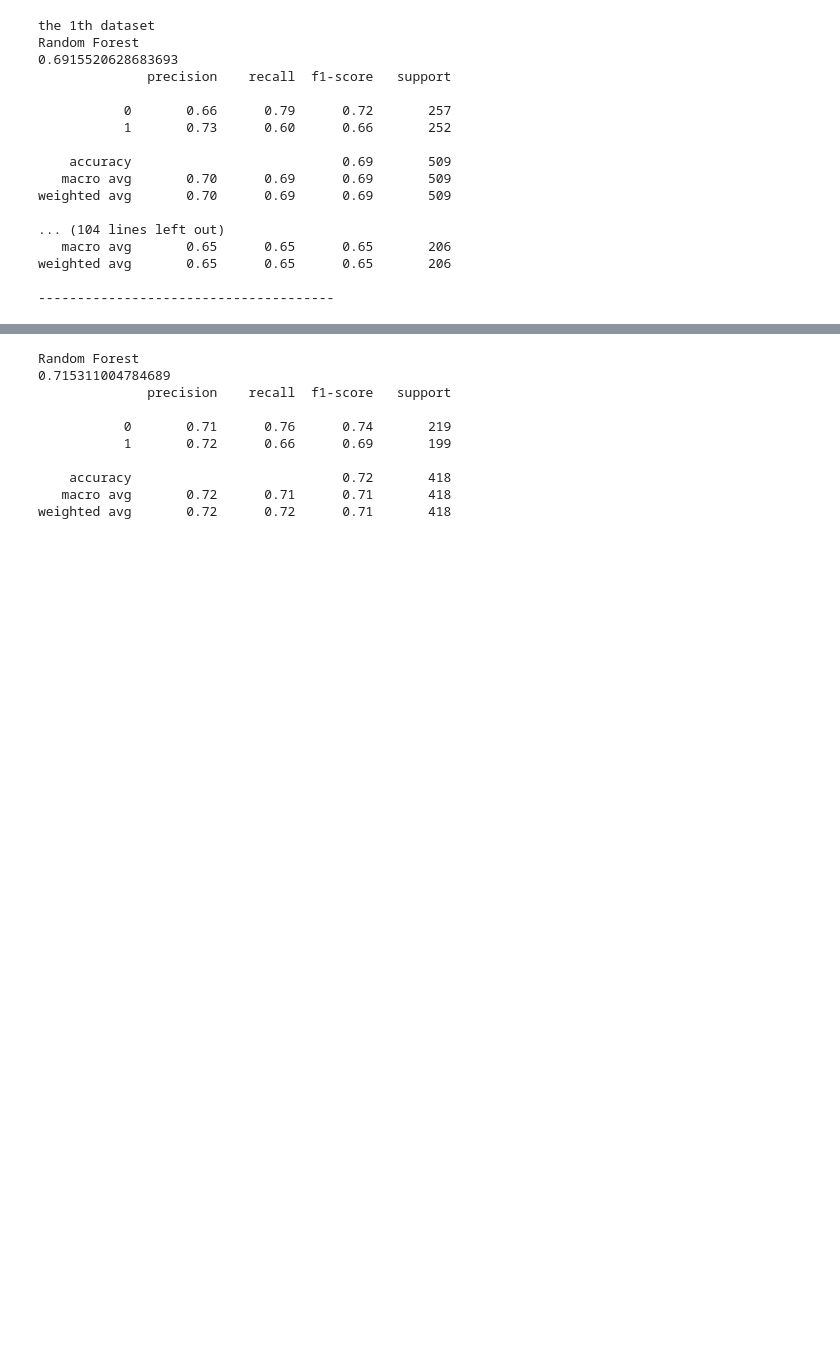
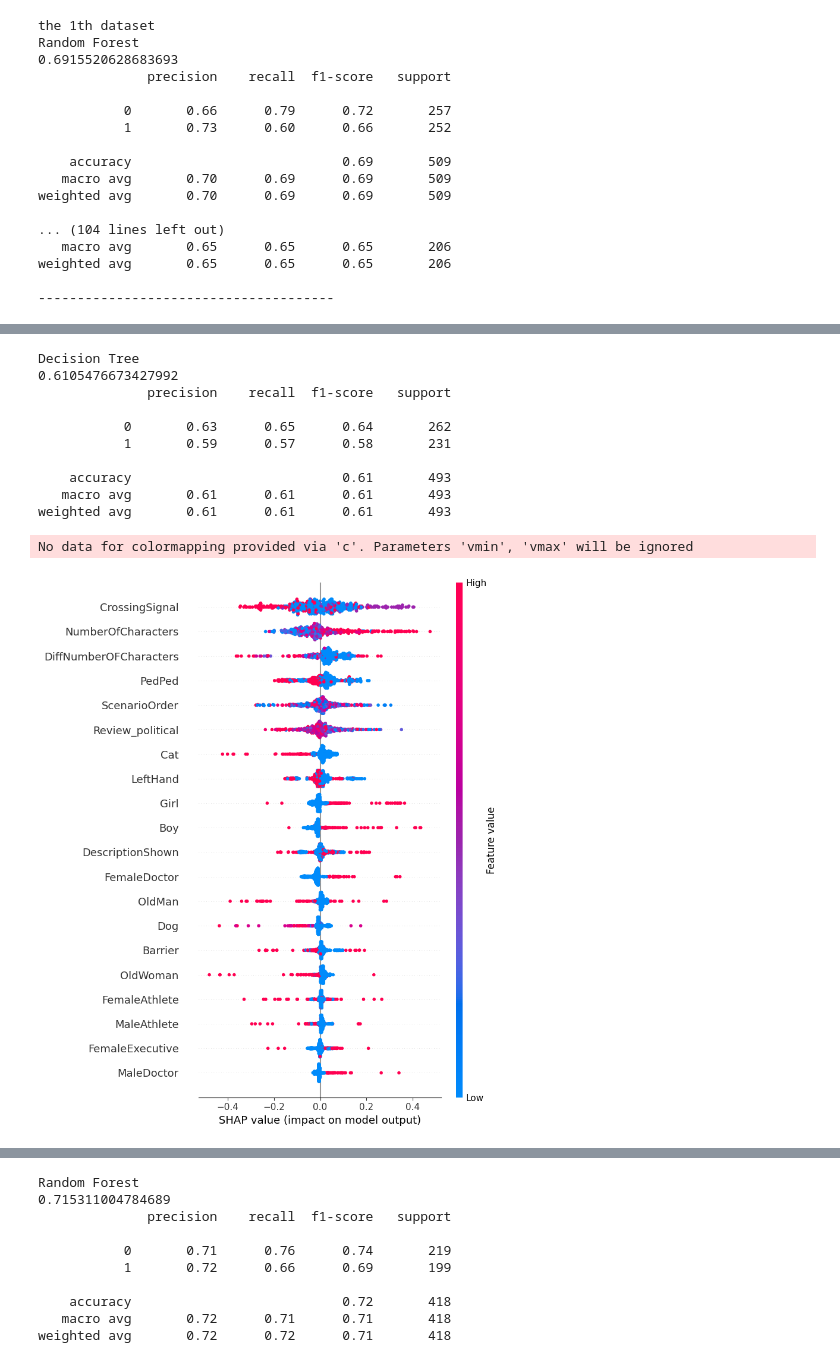
Before and after one commit to ziqishu/COG403_final_project, a Jupyter notebook: our_code/ml_practice_shared_response.ipynb, the cells around one changed output, grey strips where cells are left out. Drawn from its saved outputs; the diff is of its cells as text; code cells hidden in the pictures; blank space fills up the shorter version.

```diff
--- a/our_code/ml_practice_shared_response.ipynb
+++ b/our_code/ml_practice_shared_response.ipynb
@@ -99,0 +188,60 @@ weighted avg       0.65      0.65      0.65       206
+# %%
+import shap
+# decision tree
+from sklearn.tree import DecisionTreeClassifier
+
+
+
+df_x_combined = df_combined.iloc[:, 3:-2]
+df_y_combined = df_combined['Saved']
+df_x_combined = df_x_combined.drop(['Saved'], axis=1)
+df_x_combined = df_x_combined.apply(lambda x: pd.to_numeric(x, errors='coerce'))
+
+# deal with inf and -inf
+df_x_combined = df_x_combined.replace([float('inf'), float('-inf')], float('nan'))
+
+# deal with too large values
+df_x_combined = df_x_combined.apply(lambda x: x.clip(lower=-1e10, upper=1e10))
+df_x_combined = df_x_combined.dropna(axis=1)
+
+x_train_combined, x_test_combined, y_train_combined, y_test_combined = train_test_split(df_x_combined, df_y_combined, test_size=0.2, random_state=0)
+
+model_combined = DecisionTreeClassifier()
+model_combined.fit(x_train_combined, y_train_combined)
+
+# print classification report
+y_pred_combined = model_combined.predict(x_test_combined)
+print('Decision Tree')
+print(accuracy_score(y_test_combined, y_pred_combined))
+print(classification_report(y_test_combined, y_pred_combined))
+
+# Create a SHAP explainer
+
+explainer = shap.Explainer(model_combined, x_train_combined)
+
+# Calculate SHAP values
+shap_values = explainer(x_test_combined, check_additivity=False)
+
+# print(type(shap_values))
+# print(shap_values.shape)
+
+# print(type(x_test_combined))
+# print(x_test_combined.shape)
+shap_values_positive_class = shap_values.values[...,1]
+
+# Now you can plot the summary plot for the positive class
+shap.summary_plot(shap_values_positive_class, x_test_combined)
+# shap.summary_plot(shap_values, x_test_combined)
+# %% [output]
+Decision Tree
+0.6105476673427992
+              precision    recall  f1-score   support
+
+           0       0.63      0.65      0.64       262
+           1       0.59      0.57      0.58       231
+
+    accuracy                           0.61       493
+   macro avg       0.61      0.61      0.61       493
+weighted avg       0.61      0.61      0.61       493
+No data for colormapping provided via 'c'. Parameters 'vmin', 'vmax' will be ignored
+[figure, added]
```
Also changed, not shown: parts of 6 cells of this notebook, 1 other file.
